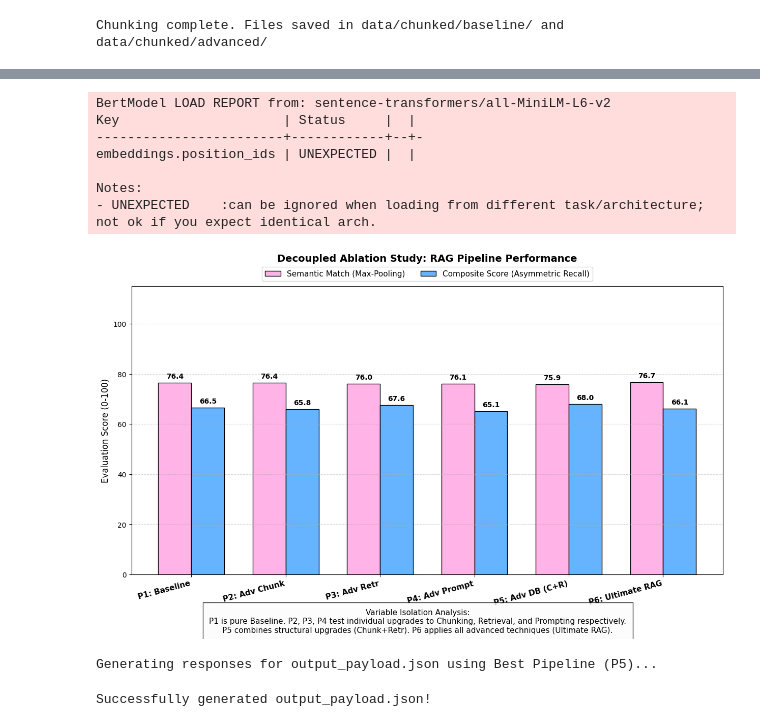
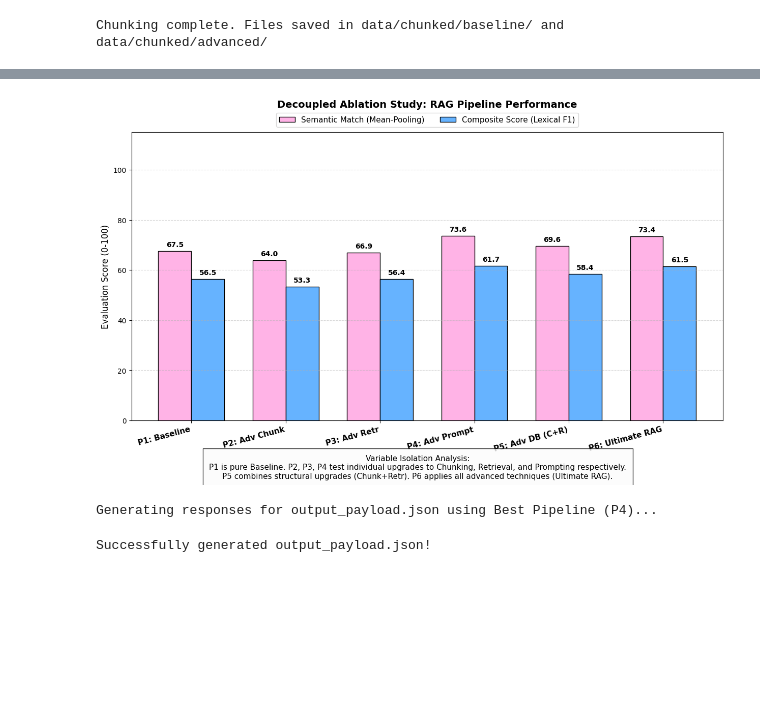
Before and after one commit to royiiix-1/RAGModel_SouthAsianCuisine, a Jupyter notebook: RAG_Pipeline_Codebase.ipynb, the cells around one changed output, grey strips where cells are left out. Drawn from its saved outputs; the diff is of its cells as text; code cells hidden in the pictures; blank space fills up the shorter version.

```diff
--- a/RAG_Pipeline_Codebase.ipynb
+++ b/RAG_Pipeline_Codebase.ipynb
@@ -725,39 +659,61 @@ Executing Ablation Study Pipelines...
 # %%
 # ==========================================
-# COMPREHENSIVE EVALUATION (Asymmetric Recall & Max-Pooling)
+# COMPREHENSIVE EVALUATION (Lexical F1 & Mean-Pooling)
 # Analyzes results across 6 decoupled pipelines
 # ==========================================
+import os
+import re
+import json
+import numpy as np
+import pandas as pd
+import matplotlib.pyplot as plt
+from sentence_transformers import SentenceTransformer
+from sklearn.metrics.pairwise import cosine_similarity
 
-def calculate_asymmetric_lexical(ground_truth, generated_answer):
+STOP_WORDS = {"the", "is", "in", "a", "to", "and", "of", "it", "that", "for", "on", "with", "as", "by", "an"}
+
+def calculate_lexical_f1(ground_truth, generated_answer):
     def clean_words(text):
-        return set(re.findall(r'\b\w+\b', str(text).lower()))
+        words = re.findall(r'\b\w+\b', str(text).lower())
+        return set(w for w in words if w not in STOP_WORDS)
 
     if "Final Answer:" in generated_answer:
         generated_answer = generated_answer.split("Final Answer:")[-1]
 
     gt_words = clean_words(ground_truth)
     gen_words = clean_words(generated_answer)
-    if not gt_words: return 0.0
 
-    recall = len(gt_words.intersection(gen_words)) / len(gt_words)
+    if not gt_words or not gen_words:
+        return 0.0
 
-    return recall * 100.0
+    intersection = len(gt_words.intersection(gen_words))
+    recall = intersection / len(gt_words)
+    precision = intersection / len(gen_words)
 
-def calculate_max_semantic(eval_model, gt_text, gen_text):
+    if precision + recall == 0:
+        return 0.0
+
+    f1_score = 2 * (precision * recall) / (precision + recall)
+
+    return f1_score * 100.0
+
+def calculate_mean_semantic(eval_model, gt_text, gen_text):
     if "Final Answer:" in gen_text:
         gen_text = gen_text.split("Final Answer:")[-1].strip()
 
     sentences = re.split(r'(?<=[.!?]) +', gen_text.strip())
-    if not sentences or len(sentences) == 0:
+    sentences = [s for s in sentences if s.strip()]
+
+    if not sentences:
         sentences = [gen_text]
 
     gt_emb = eval_model.encode([str(gt_text)])
     gen_embs = eval_model.encode(sentences)
 
     sims = cosine_similarity(gt_emb, gen_embs)[0]
-    max_sim = max(0, max(sims))
+    mean_sim = max(0, float(np.mean(sims)))
 
-    return max_sim * 100.0
+    return mean_sim * 100.0
 
 def comprehensive_eval(benchmark_csv, payloads):
     eval_model = SentenceTransformer('sentence-transformers/all-MiniLM-L6-v2')
@@ -782,8 +738,8 @@ def comprehensive_eval(benchmark_csv, payloads):
             gt_text = str(row[gt_col])
             gen_text = data.get(q_id, "")
 
-            sem_score = calculate_max_semantic(eval_model, gt_text, gen_text)
-            lex_score = calculate_asymmetric_lexical(gt_text, gen_text)
+            sem_score = calculate_mean_semantic(eval_model, gt_text, gen_text)
+            lex_score = calculate_lexical_f1(gt_text, gen_text)
 
             semantic_scores.append(sem_score)
             lexical_scores.append(lex_score)
@@ -808,8 +764,8 @@ def comprehensive_eval(benchmark_csv, payloads):
     fig, ax = plt.subplots(figsize=(15, 9))
     plt.subplots_adjust(top=0.88, bottom=0.25)
 
-    rects1 = ax.bar(x - width/2, sem_scores, width, label='Semantic Match (Max-Pooling)', color='#ffb3e6', edgecolor='black')
-    rects2 = ax.bar(x + width/2, composite_scores, width, label='Composite Score (Asymmetric Recall)', color='#66b3ff', edgecolor='black')
+    rects1 = ax.bar(x - width/2, sem_scores, width, label='Semantic Match (Mean-Pooling)', color='#ffb3e6', edgecolor='black')
+    rects2 = ax.bar(x + width/2, composite_scores, width, label='Composite Score (Lexical F1)', color='#66b3ff', edgecolor='black')
 
     ax.set_ylabel('Evaluation Score (0-100)', fontsize=12)
     ax.set_title('Decoupled Ablation Study: RAG Pipeline Performance', fontsize=14, fontweight='bold', pad=35)
@@ -825,49 +781,39 @@ def comprehensive_eval(benchmark_csv, payloads):
         for bar in bars:
             height = bar.get_height()
             ax.annotate(f'{height:.1f}', xy=(bar.get_x() + bar.get_width() / 2, height),
                         xytext=(0, 4), textcoords="offset points", ha='center', va='bottom', fontsize=10, fontweight='bold')
 
     description = (
         "Variable Isolation Analysis:\n"
         "P1 is pure Baseline. P2, P3, P4 test individual upgrades to Chunking, Retrieval, and Prompting respectively.\n"
         "P5 combines structural upgrades (Chunk+Retr). P6 applies all advanced techniques (Ultimate RAG)."
     )
     plt.figtext(0.5, 0.12, description, ha="center", va="bottom", fontsize=11,
                 bbox={"facecolor":"#fcfcfc", "edgecolor": "black", "alpha":0.8, "pad":9})
 
     chart_path = "results/plots/decoupled_comparison_chart.png"
     os.makedirs(os.path.dirname(chart_path), exist_ok=True)
     plt.savefig(chart_path, dpi=300, bbox_inches='tight')
     plt.show()
     return results_summary
 
 payloads_to_test = {
     "P1: Baseline": "results/payloads/p1_base.json",
     "P2: Adv Chunk": "results/payloads/p2_adv_chunk.json",
     "P3: Adv Retr": "results/payloads/p3_adv_retr.json",
     "P4: Adv Prompt": "results/payloads/p4_adv_prompt.json",
     "P5: Adv DB (C+R)": "results/payloads/p5_adv_db.json",
     "P6: Ultimate RAG": "results/payloads/p6_ultimate.json"
 }
 
 eval_stats = comprehensive_eval("Benchmark_Dataset.csv", payloads_to_test)
 # %% [output]
-BertModel LOAD REPORT from: sentence-transformers/all-MiniLM-L6-v2
-Key                     | Status     |  |
-------------------------+------------+--+-
-embeddings.position_ids | UNEXPECTED |  |
-
-Notes:
-- UNEXPECTED    :can be ignored when loading from different task/architecture; not ok if you expect identical arch.
-[figure, old version]
+[figure, new version]
 # %%
 # ==========================================
-# GENERATE OUTPUT PAYLOAD FOR BEST PIPELINE (P5)
+# GENERATE OUTPUT PAYLOAD FOR BEST PIPELINE (P4)
 # Creates output_payload.json based on input_payload.json
 # ==========================================
-import json
-import os
-from tqdm.auto import tqdm
 
 input_payload_path = "input_payload.json"
 output_payload_path = "output_payload.json"
@@ -877,14 +823,14 @@ if os.path.exists(input_payload_path):
         queries = json.load(f).get("queries", [])
 
     results = []
-    print("Generating responses for output_payload.json using Best Pipeline (P5)...")
+    print("Generating responses for output_payload.json using Best Pipeline (P4)...")
 
     for item in tqdm(queries, desc="Generating Final Payload"):
         q_id = item["query_id"]
         query_text = item["query"]
 
-        chunks = rag_advC_advR.retrieve(query_text, final_k=5)
-        answer = rag_advC_advR.generate(query_text, chunks, strategy="baseline")
+        chunks = rag_baseC_baseR.retrieve(query_text, final_k=5)
+        answer = rag_baseC_baseR.generate(query_text, chunks, strategy="advanced")
 
         formatted_context = [{"doc_id": str(i).zfill(3), "text": c["text"]} for i, c in enumerate(chunks)]
 
@@ -902,7 +848,7 @@ if os.path.exists(input_payload_path):
 else:
     print(f"Error: {input_payload_path} not found. Please make sure the file exists.")
 # %% [output]
-Generating responses for output_payload.json using Best Pipeline (P5)...
+Generating responses for output_payload.json using Best Pipeline (P4)...
 Successfully generated output_payload.json!
 # %%
 # ==========================================
```
Also changed, not shown: parts of 8 cells of this notebook, 27 other files.
